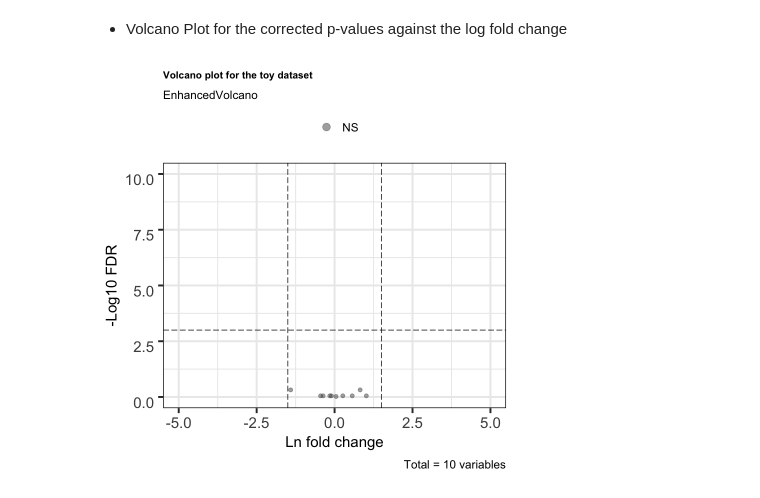
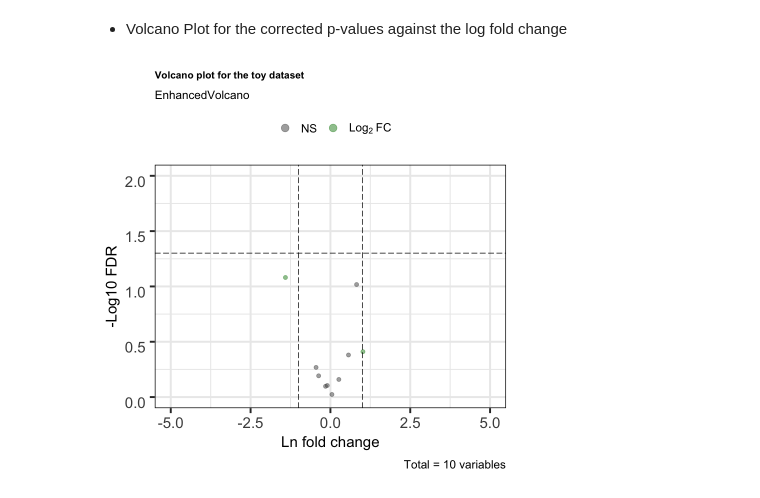
Before and after one commit to goodarzilab/APAlog, a Jupyter notebook: APAlog Tutorial.ipynb, the cells around one changed output. Drawn from its saved outputs; the diff is of its cells as text; code cells hidden in the pictures.

```diff
--- a/APAlog Tutorial.ipynb
+++ b/APAlog Tutorial.ipynb
@@ -32,7 +32,7 @@ A data.frame: 4 × 3
 # %% [markdown]
 ### Transcript-wise Testing
 # %%
-fit.o_HNRNPC_fdr <- Apalog::pA_logit_dev(pA.toy2,
+fit.o_HNRNPC_fdr <- APAlog::pA_logit_dev(pA.toy2,
                                          pA.site ~ cell_line,
                                          pA_design,
                                          "sample",
@@ -123,7 +126,10 @@ A data.frame: 6 × 9
 # %%
 APAlog::volcano_plot(fit.m_HNRNPC_fdr,
                      x='b_cell_lineMDA_sgHNRNPC',
-                     y='fdr_p_cell_lineMDA_sgHNRNPC',
-                     title='Volcano plot for the toy dataset')
+                     y='p_cell_lineMDA_sgHNRNPC',
+                     title='Volcano plot for the toy dataset',
+                     pCutoff = 0.05,
+                     FCcutoff = 1,
+                     ylim=c(0,2))
 # %% [output]
-[figure, old version]
+[figure, new version]
```
Also changed, not shown: parts of 1 cell of this notebook, 3 other files.
